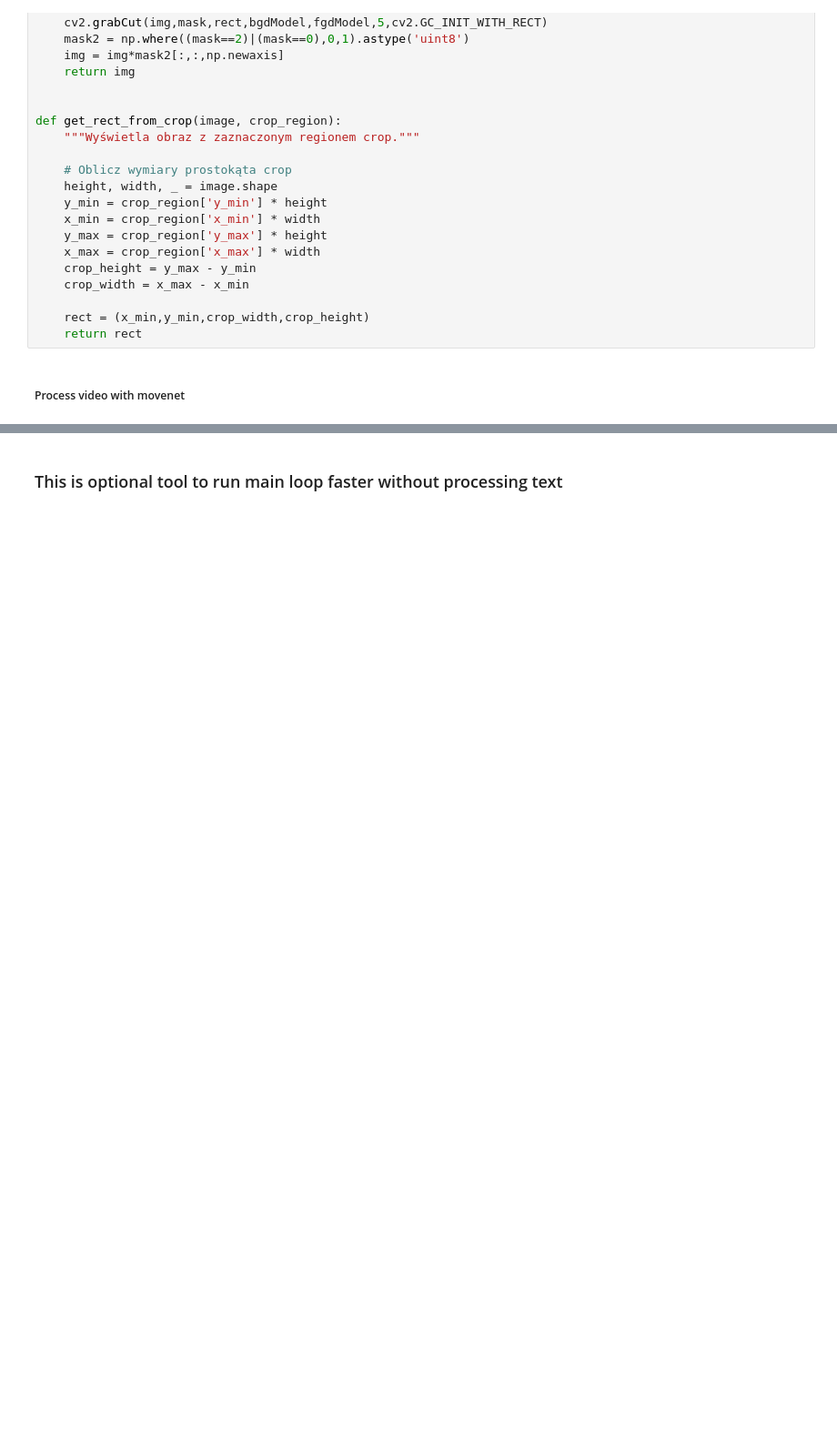
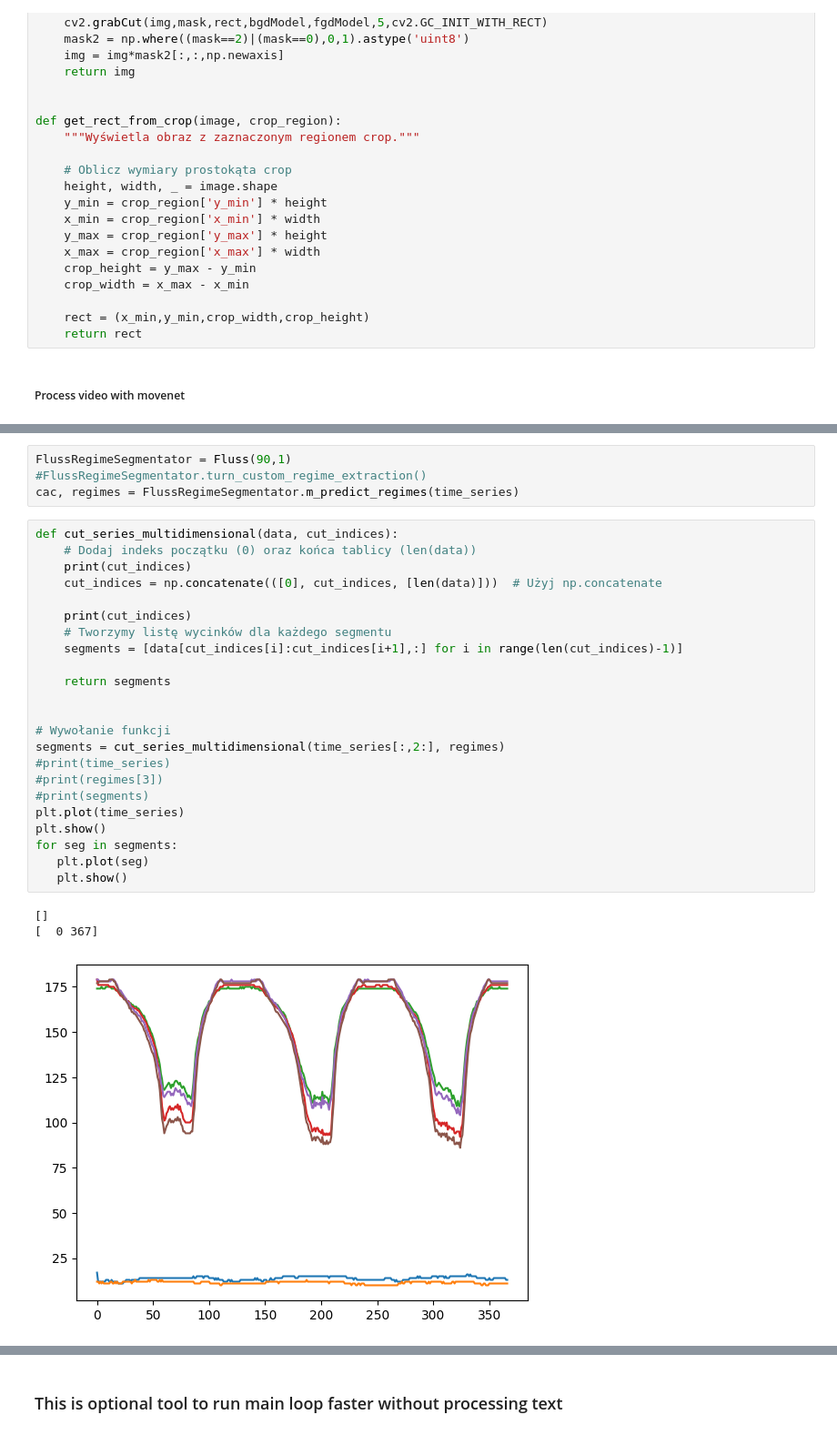
Before and after one commit to GymMachineLearning/ml_model_alt, a Jupyter notebook: notebooks/preprocess_data.ipynb, the cells around one changed output, grey strips where cells are left out. Shown at 91% size. Drawn from its saved outputs; the diff is of its cells as text; blank space fills up the shorter version.

```diff
--- a/notebooks/preprocess_data.ipynb
+++ b/notebooks/preprocess_data.ipynb
@@ -818,0 +963,31 @@ KeyboardInterrupt:
+# %%
+FlussRegimeSegmentator = Fluss(90,1)
+#FlussRegimeSegmentator.turn_custom_regime_extraction()
+cac, regimes = FlussRegimeSegmentator.m_predict_regimes(time_series)
+# %%
+def cut_series_multidimensional(data, cut_indices):
+    # Dodaj indeks początku (0) oraz końca tablicy (len(data))
+    print(cut_indices)
+    cut_indices = np.concatenate(([0], cut_indices, [len(data)]))  # Użyj np.concatenate
+
+    print(cut_indices)
+    # Tworzymy listę wycinków dla każdego segmentu
+    segments = [data[cut_indices[i]:cut_indices[i+1],:] for i in range(len(cut_indices)-1)]
+
+    return segments
+
+
+# Wywołanie funkcji
+segments = cut_series_multidimensional(time_series[:,2:], regimes)
+#print(time_series)
+#print(regimes[3])
+#print(segments)
+plt.plot(time_series)
+plt.show()
+for seg in segments:
+   plt.plot(seg)
+   plt.show()
+# %% [output]
+[]
+[  0 367]
+[figure, added]
```
Also changed, not shown: parts of 13 cells of this notebook.
